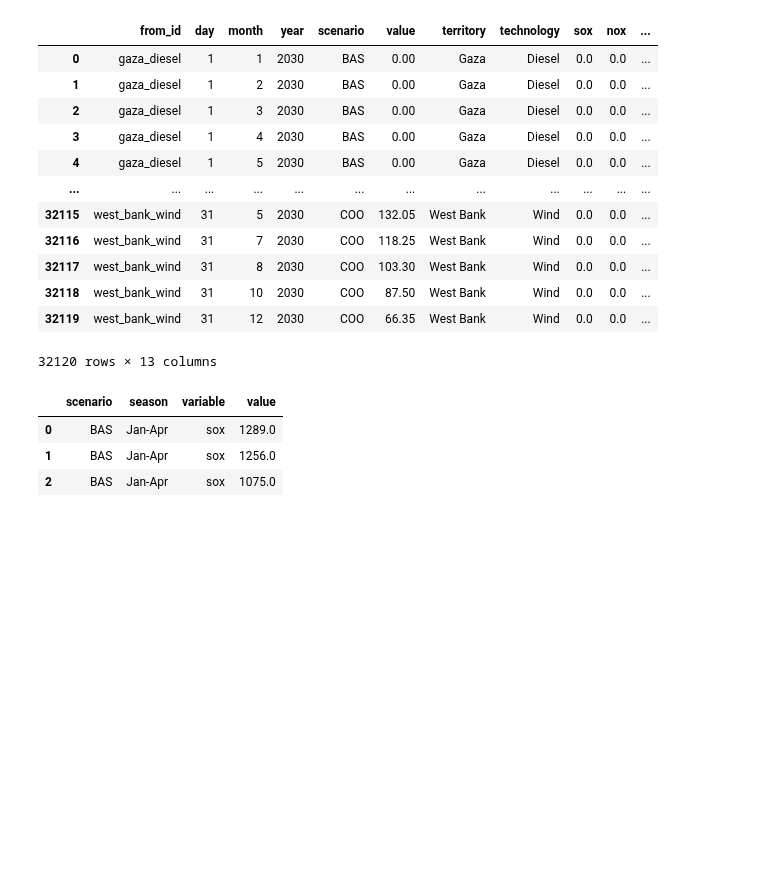
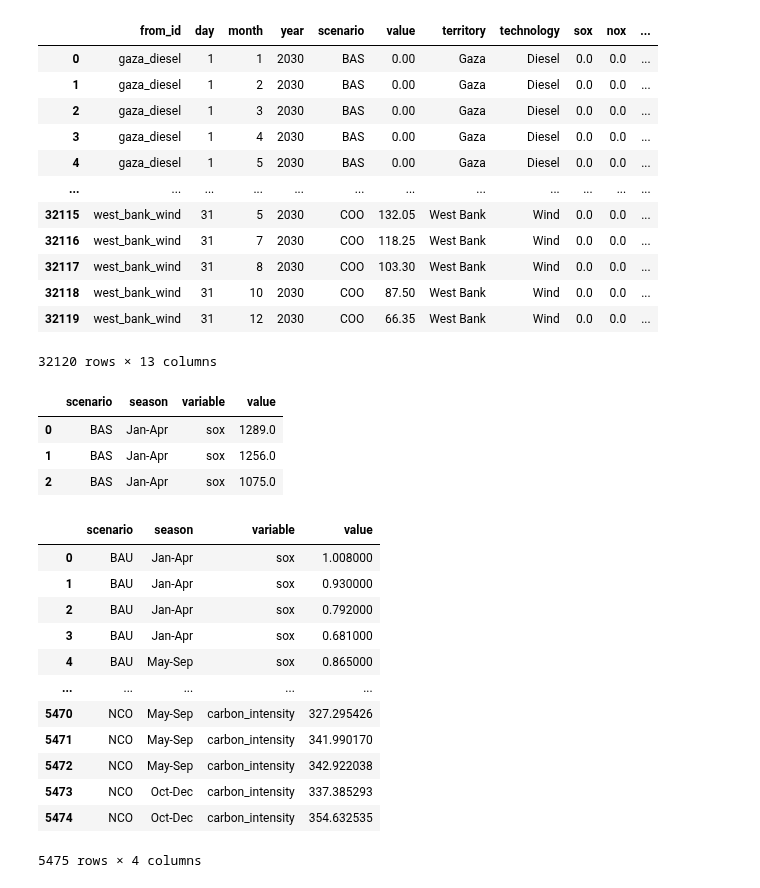
Before and after one commit to amanmajid/nextra, a Jupyter notebook: analysis/py_plot_emission_factors.ipynb, the cells around one changed output. Cells and saved outputs as stored; diff of their text form; code cells hidden in the pictures; blank space fills up the shorter version.

```diff
--- a/analysis/py_plot_emission_factors.ipynb
+++ b/analysis/py_plot_emission_factors.ipynb
@@ -197,3 +197,27 @@ for v in coo_average_values.variable.unique():
     # compute pctg difference
     coo_average_values.loc[(coo_average_values.variable == v),'value'] = \
         (coo_average_values.loc[(coo_average_values.variable == v),'value'] - bas_avg)/bas_avg * 100
+# %%
+# index scenarios to plot
+scenarios_to_plot = average_values[average_values.scenario.isin(['BAU','COO','NCO'])].reset_index(drop=True)
+
+# adjust units to k/day
+for i in ['sox', 'nox', 'co2']:
+    scenarios_to_plot.loc[scenarios_to_plot.variable == i, 'value'] = scenarios_to_plot.loc[scenarios_to_plot.variable == i, 'value'] / 1000
+
+scenarios_to_plot.to_csv('../outputs/results/merged_emission_factors.csv',index=False)
+scenarios_to_plot
+# %% [output]
+|  | scenario | season | variable | value |
+| 0 | BAU | Jan-Apr | sox | 1.008000 |
+| 1 | BAU | Jan-Apr | sox | 0.930000 |
+| 2 | BAU | Jan-Apr | sox | 0.792000 |
+| 3 | BAU | Jan-Apr | sox | 0.681000 |
+| 4 | BAU | May-Sep | sox | 0.865000 |
+| ... | ... | ... | ... | ... |
+| 5470 | NCO | May-Sep | carbon_intensity | 327.295426 |
+| 5471 | NCO | May-Sep | carbon_intensity | 341.990170 |
+| 5472 | NCO | May-Sep | carbon_intensity | 342.922038 |
+| 5473 | NCO | Oct-Dec | carbon_intensity | 337.385293 |
+| 5474 | NCO | Oct-Dec | carbon_intensity | 354.632535 |
+5475 rows × 4 columns
```
Also changed, not shown: parts of 4 cells of this notebook, 9 other files.
